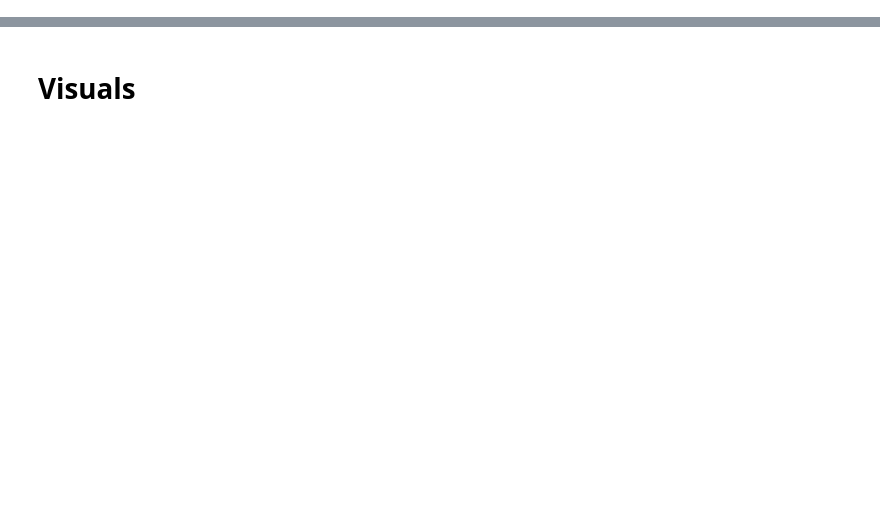
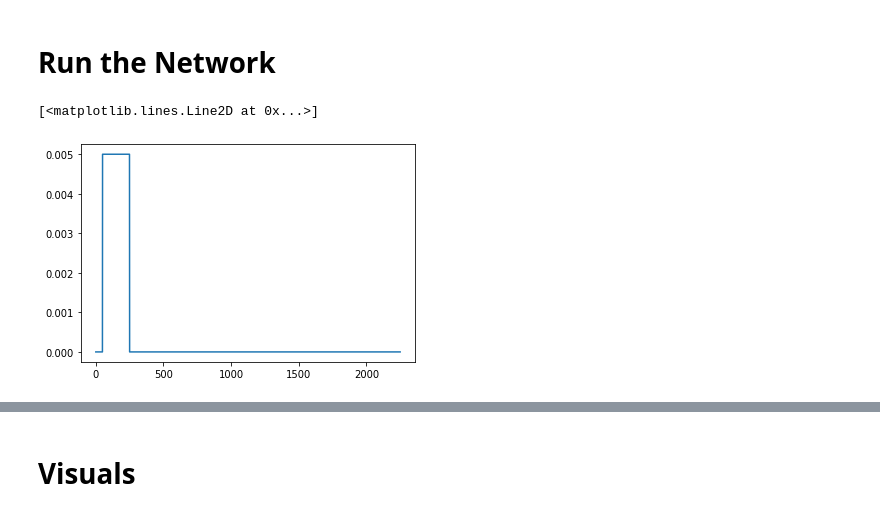
Before and after one commit to EstevaoUyra/criticality-on-neural-network, a Jupyter notebook: network.ipynb, the cells around one changed output, grey strips where cells are left out. Saved outputs shown, nothing was run; the diff lists cells and outputs as text; code cells hidden in the pictures; blank space fills up the shorter version.

```diff
--- a/network.ipynb
+++ b/network.ipynb
@@ -93,5 +142,14 @@ class Network(object):
+# %% [markdown]
+# Run the Network
 # %%
 net = Network(v0=np.zeros((N_NEURONS,1)),
               W=W,
               omega=omega,
-              history_variables=['v', 's','r', 'W'])
+              history_variables=['v', 's', 'r'])
+
+net.run_schedule(durations = [50, 200, 2000],
+                 stimulations = [0, .005, 0])
+plt.plot(net.get_history('r'))
+# %% [output]
+[<matplotlib.lines.Line2D at 0x...>]
+[figure, added]
```
Also changed, not shown: parts of 41 cells of this notebook, 1 other file.
